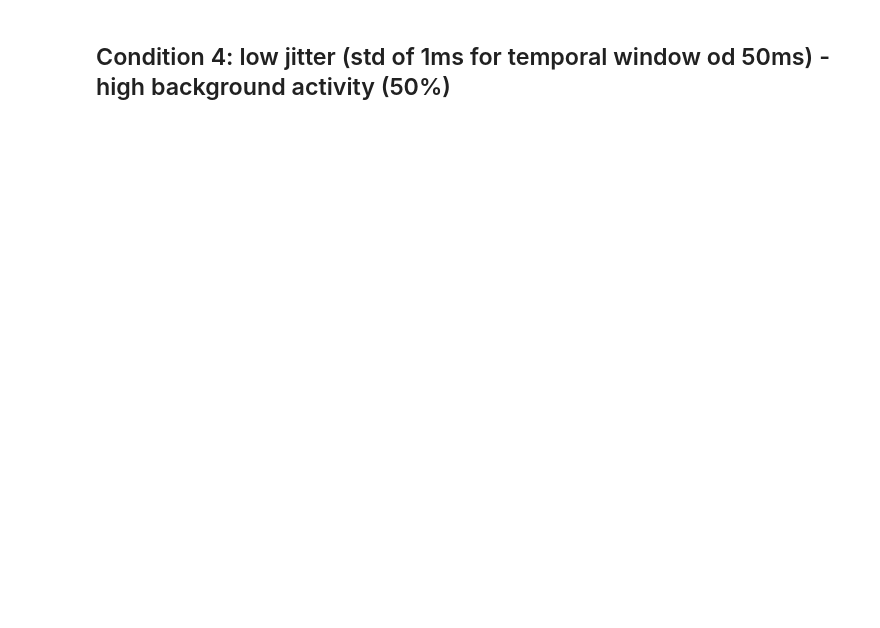
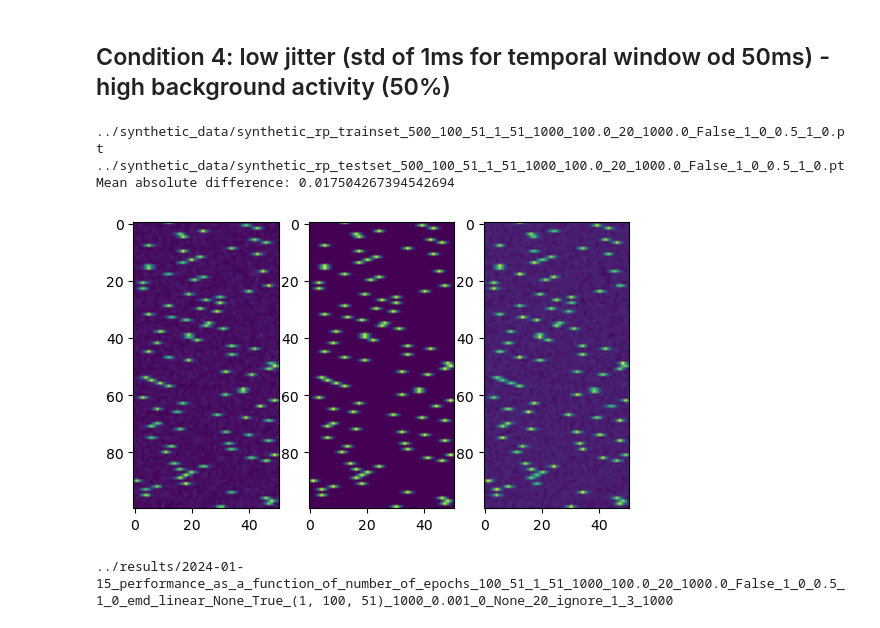
Before and after one commit to AntoineGrimaldi/wassa, a Jupyter notebook: 2025-01-14_results_synthetic_data/2024-12-02_evolution_num_samples_static.ipynb, the cells around one changed output. Saved outputs shown, nothing was run; the diff lists cells and outputs as text; code cells hidden in the pictures; blank space fills up the shorter version.

```diff
--- a/2025-01-14_results_synthetic_data/2024-12-02_evolution_num_samples_static.ipynb
+++ b/2025-01-14_results_synthetic_data/2024-12-02_evolution_num_samples_static.ipynb
@@ -223,18 +242,25 @@ for i in range(len(name_metrics)):
 # %% [markdown]
 ## Condition 4: low jitter (std of 1ms for temporal window od 50ms) - high background activity (50%)
 # %%
-world_parameters.temporal_jitter = 1
+dataset_parameters.temporal_jitter = 1
 
 sm, trainset_input, trainset_output, testset_input, testset_output = generate_dataset(dataset_parameters, device=device)
 mean_trials = trainset_input.mean(dim=0).cpu()
 kernel = sm.SMs[0].cpu()
 fig, ax = plt.subplots(1,3)
 ax[0].imshow(mean_trials)
 ax[1].imshow(kernel)
 ax[2].imshow(kernel-mean_trials)
 print(f'Mean absolute difference: {(kernel-mean_trials).abs().mean()}')
+# %% [output]
+../synthetic_data/synthetic_rp_trainset_500_100_51_1_51_1000_100.0_20_1000.0_False_1_0_0.5_1_0.pt
+../synthetic_data/synthetic_rp_testset_500_100_51_1_51_1000_100.0_20_1000.0_False_1_0_0.5_1_0.pt
+Mean absolute difference: 0.017504267394542694
+[figure, added]
 # %%
 results_4, true_epochs = performance_as_a_function_of_number_of_epochs(dataset_parameters, params_emd, params_mse, date, num_samples, seeds = seeds, N_iter=N_iter, device=device)
+# %% [output]
+../results/2024-01-15_performance_as_a_function_of_number_of_epochs_100_51_1_51_1000_100.0_20_1000.0_False_1_0_0.5_1_0_emd_linear_None_True_(1, 100, 51)_1000_0.001_0_None_20_ignore_1_3_1000
 # %%
 for i in range(len(name_metrics)):
     fig, ax = plt.subplots()
```
Also changed, not shown: parts of 4 cells of this notebook, 2 other files.
